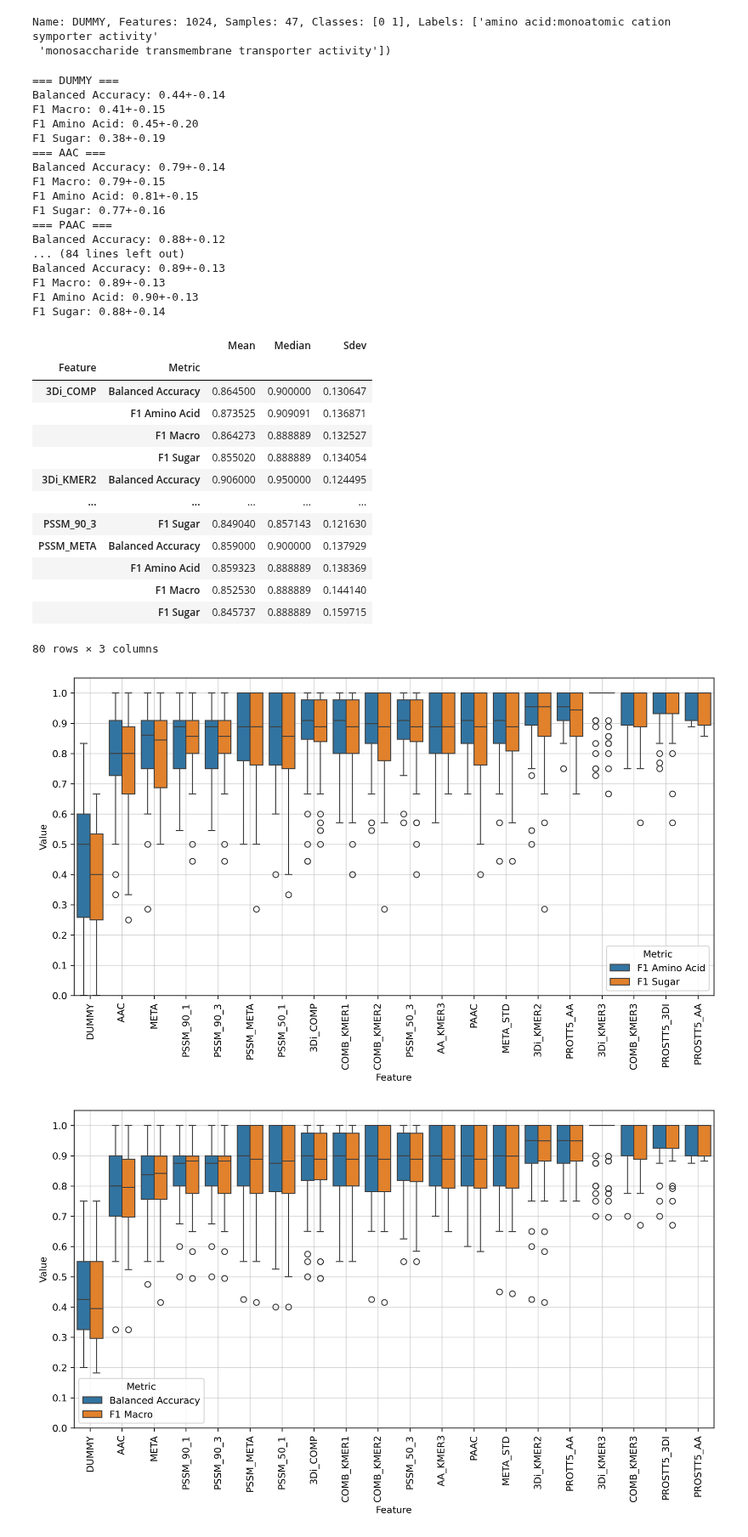
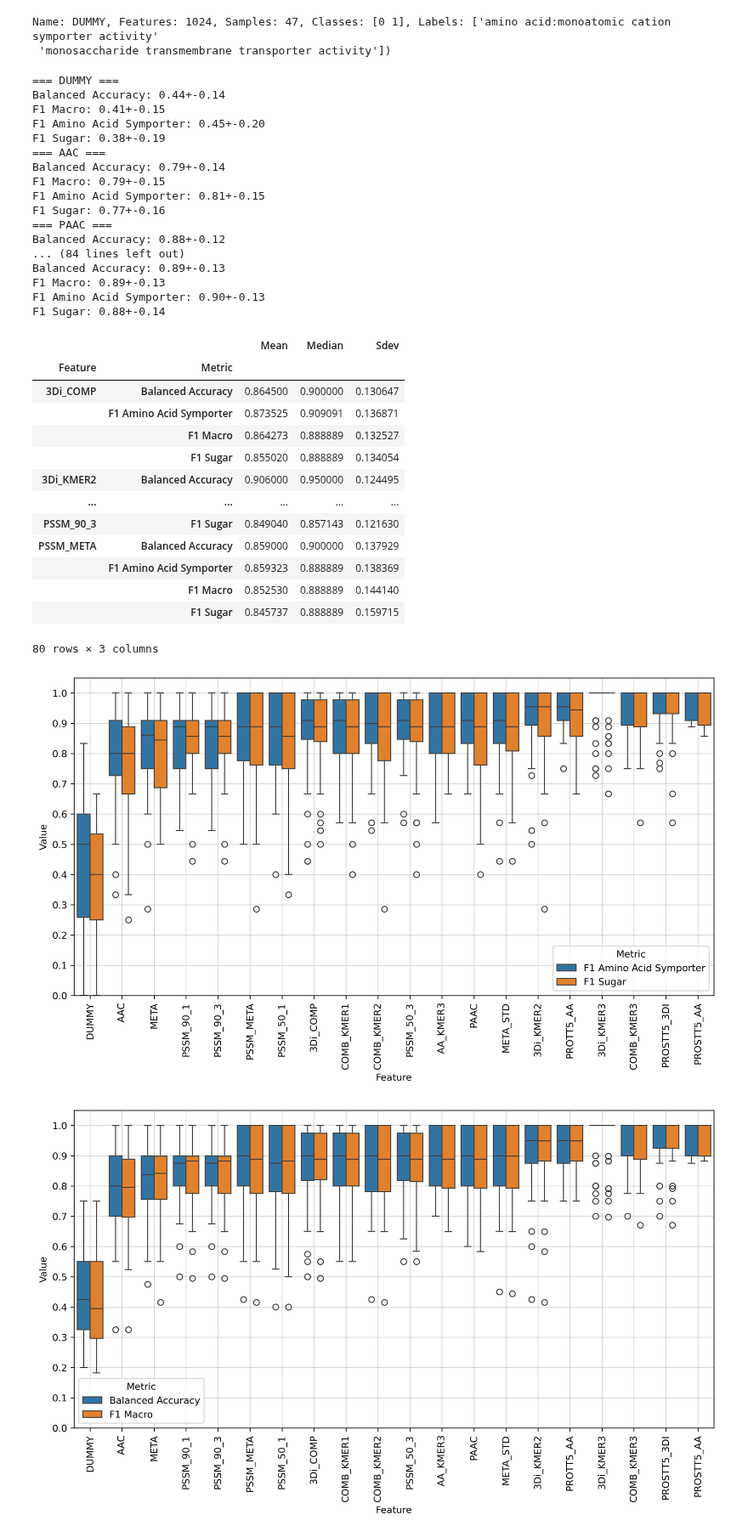
Before and after one commit to adenger/subpred_dl, a Jupyter notebook: notebooks/svm_human_sugaramino.ipynb, the cells around one changed output. Shown at 85% size. Drawn from its saved outputs; the diff is of its cells as text; code cells hidden in the pictures.

```diff
--- a/notebooks/svm_human_sugaramino.ipynb
+++ b/notebooks/svm_human_sugaramino.ipynb
@@ -13,7 +13,7 @@ TEST_NAME = "svc_human_sugaramino"
 # TODO pathlib
 FEATURES_FOLDER = "../data/tmp_data/"  # to share between environments
 RESULTS_FOLDER = "../data/results/"
-RECALCULATE_RESULTS = True  # TODO If false, use cached results, e.g. to create more plots
+RECALCULATE_RESULTS = False  # TODO If false, use cached results, e.g. to create more plots
 # %% [markdown]
 ## Full dataset
 # %%
@@ -203,25 +230,25 @@ df_results_long = get_svm_results(
     n_jobs_inner=1,
     n_jobs_outer=-1,
     scoring_inner="balanced_accuracy",
-    scoring_outer=scoring_outer,
+    scoring_outer=scoring_outer
 )
 # %% [output]
 === DUMMY ===
 Balanced Accuracy: 0.44+-0.14
 F1 Macro: 0.41+-0.15
-F1 Amino Acid: 0.45+-0.20
+F1 Amino Acid Symporter: 0.45+-0.20
 F1 Sugar: 0.38+-0.19
 === AAC ===
 Balanced Accuracy: 0.79+-0.14
 F1 Macro: 0.79+-0.15
-F1 Amino Acid: 0.81+-0.15
+F1 Amino Acid Symporter: 0.81+-0.15
 F1 Sugar: 0.77+-0.16
 === PAAC ===
 Balanced Accuracy: 0.88+-0.12
 ... (84 lines left out)
 Balanced Accuracy: 0.89+-0.13
 F1 Macro: 0.89+-0.13
-F1 Amino Acid: 0.90+-0.13
+F1 Amino Acid Symporter: 0.90+-0.13
 F1 Sugar: 0.88+-0.14
 # %%
 summarize_results_long(df_results_long=df_results_long)
@@ -229,26 +256,26 @@ summarize_results_long(df_results_long=df_results_long)
 |  |  | Mean | Median | Sdev |
 | Feature | Metric |  |  |  |
 | 3Di_COMP | Balanced Accuracy | 0.864500 | 0.900000 | 0.130647 |
-|  | F1 Amino Acid | 0.873525 | 0.909091 | 0.136871 |
+|  | F1 Amino Acid Symporter | 0.873525 | 0.909091 | 0.136871 |
 |  | F1 Macro | 0.864273 | 0.888889 | 0.132527 |
 |  | F1 Sugar | 0.855020 | 0.888889 | 0.134054 |
 | 3Di_KMER2 | Balanced Accuracy | 0.906000 | 0.950000 | 0.124495 |
 | ... | ... | ... | ... | ... |
 | PSSM_90_3 | F1 Sugar | 0.849040 | 0.857143 | 0.121630 |
 | PSSM_META | Balanced Accuracy | 0.859000 | 0.900000 | 0.137929 |
-|  | F1 Amino Acid | 0.859323 | 0.888889 | 0.138369 |
+|  | F1 Amino Acid Symporter | 0.859323 | 0.888889 | 0.138369 |
 |  | F1 Macro | 0.852530 | 0.888889 | 0.144140 |
 |  | F1 Sugar | 0.845737 | 0.888889 | 0.159715 |
 80 rows × 3 columns
 # %%
 plot_results_long(
     df_results_long=df_results_long,
     output_folder_path=RESULTS_FOLDER,
     test_name=TEST_NAME,
-    metrics_include = ["F1 Amino Acid","F1 Sugar"]
+    metrics_include = ["F1 Amino Acid Symporter","F1 Sugar"]
 )
 # %% [output]
-[figure, old version]
+[figure, new version]
 # %%
 plot_results_long(
     df_results_long=df_results_long,
```
Also changed, not shown: parts of 3 cells of this notebook, 3 other files.
